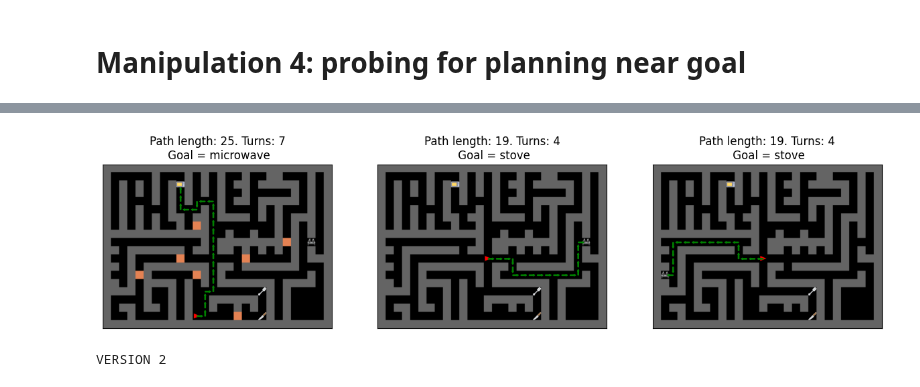
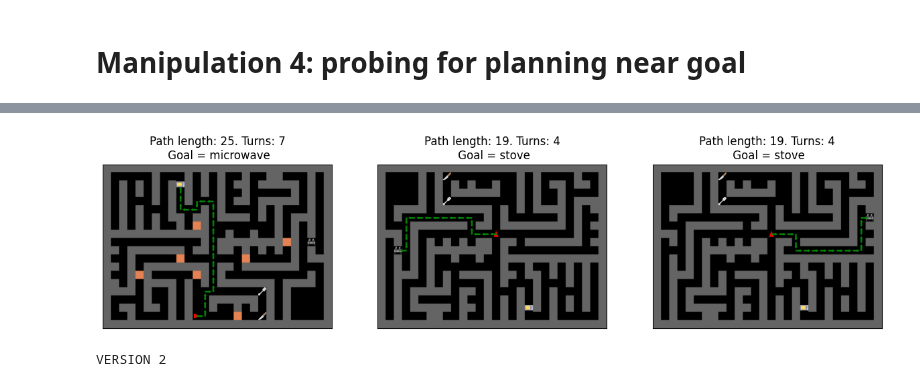
Before and after one commit to wcarvalho/human-dyna-web, a Jupyter notebook: housemaze-mazes.ipynb, the cells around one changed output, grey strips where cells are left out. Saved outputs shown, nothing was run; the diff lists cells and outputs as text; code cells hidden in the pictures.

```diff
--- a/housemaze-mazes.ipynb
+++ b/housemaze-mazes.ipynb
@@ -294,11 +287,11 @@ render_path(mazes.big_m4_maze_short_eval_diff, goal=task_objects[1], ax=axs[2],
 # %%
 fig, axs = plt.subplots(1, 3, figsize=(15, 5))
 render_path(mazes.reverse(mazes.big_m4_maze_long), goal=task_objects[0], ax=axs[0], include_objects=True, include_spawn=True)
 
-render_path(mazes.reverse(mazes.big_m4_maze_long_eval_same), goal=task_objects[1], ax=axs[1], include_objects=True)
-render_path(mazes.reverse(mazes.big_m4_maze_long_eval_diff), goal=task_objects[1], ax=axs[2], include_objects=True)
+render_path(mazes.big_m4_maze_long_eval_same, goal=task_objects[1], ax=axs[1], include_objects=True)
+render_path(mazes.big_m4_maze_long_eval_diff, goal=task_objects[1], ax=axs[2], include_objects=True)
 # %% [output]
-[figure, old version]
+[figure, new version]
 # %%
 # rev = partial(mazes.reverse, horizontal=True, vertical=False)
 
```
Also changed, not shown: parts of 2 cells of this notebook, 4 other files.
